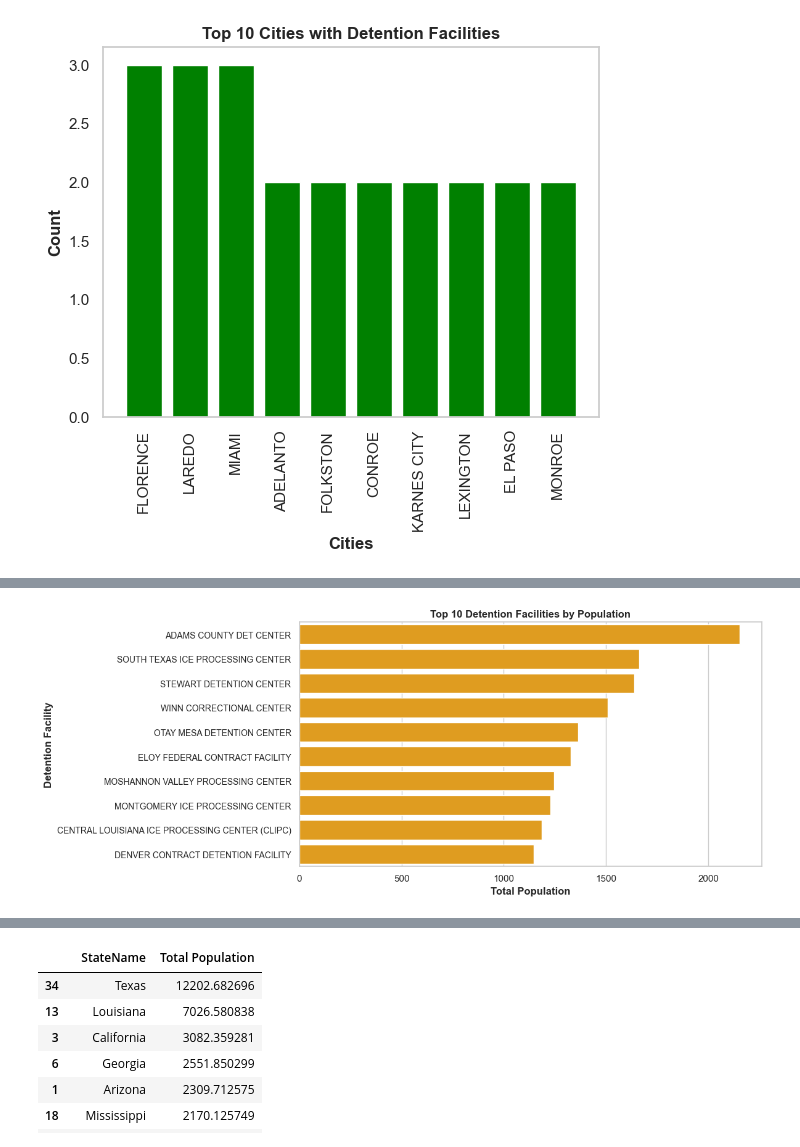
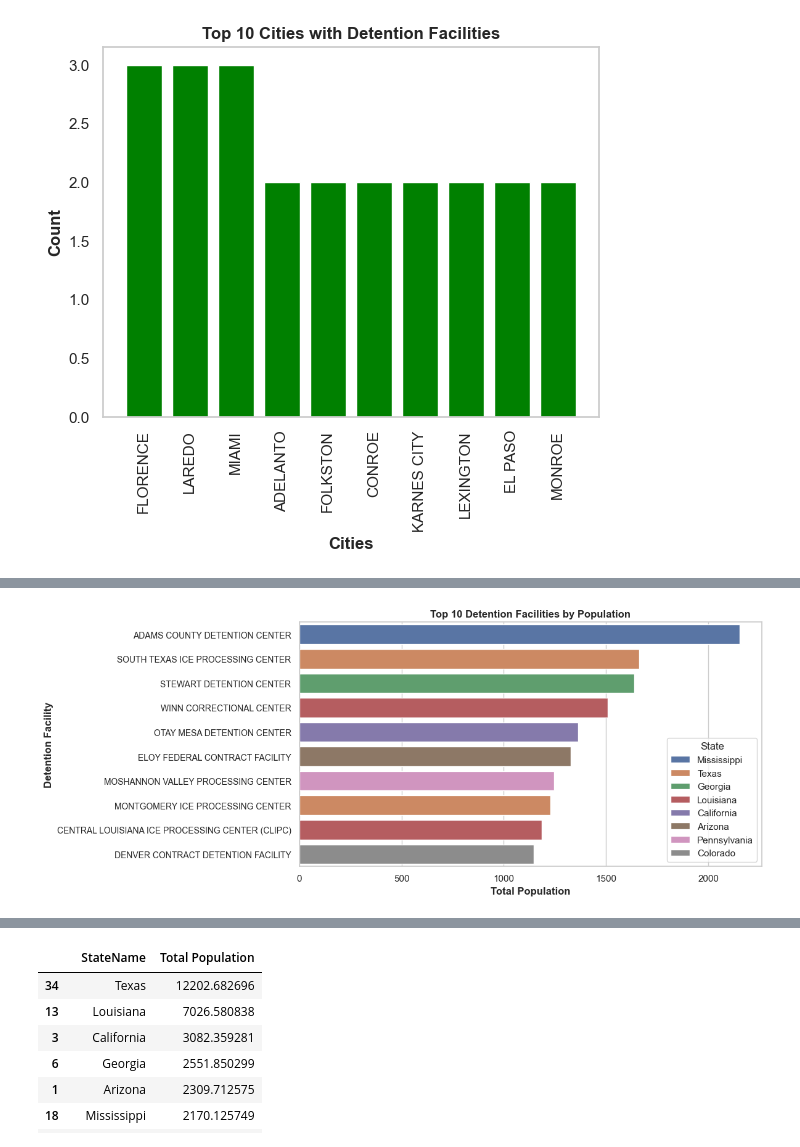
Before and after one commit to Rashmi2733/data-screening-exercise, a Jupyter notebook: exercise-code-notebook.ipynb, the cells around one changed output, grey strips where cells are left out. Cells and saved outputs as stored; diff of their text form; code cells hidden in the pictures.

Commit message:
minor changes to graph

```diff
--- a/exercise-code-notebook.ipynb
+++ b/exercise-code-notebook.ipynb
@@ -232,6 +232,9 @@ df['Name'] = df['Name'].str.replace(r"\xa0", " ", regex=True)
 df.loc[6, "Name"]
 # %% [output]
 'ATLANTA US PEN'
+# %%
+#Replacing short forms
+df['Name'] = df['Name'].str.replace(" DET ", ' DETENTION ')
 # %%
 #Simple EDA
 
@@ -281,14 +284,15 @@ df_10
 # %%
 # #Plotting top 10 Facilities based on population
 sns.set_theme(style="whitegrid")
 plt.figure(figsize=(12, 5))
 
-ax = sns.barplot(data=df_10, y="Name", x="Total Population", orient="h", color ='orange')
+ax = sns.barplot(data=df_10, y="Name", x="Total Population", orient="h", hue='StateName')
 ax.set_ylabel("Detention Facility", fontweight="bold")
 ax.set_xlabel("Total Population", fontweight="bold")
 ax.set_title("Top 10 Detention Facilities by Population", fontweight="bold")
 ax.tick_params(axis="y", labelsize=10)
+ax.legend(title='State')
 plt.tight_layout()
 plt.show()
 # %% [output]
-[figure, old version]
+[figure, new version]
```
Also changed, not shown: parts of 4 cells of this notebook, 3 other files.
